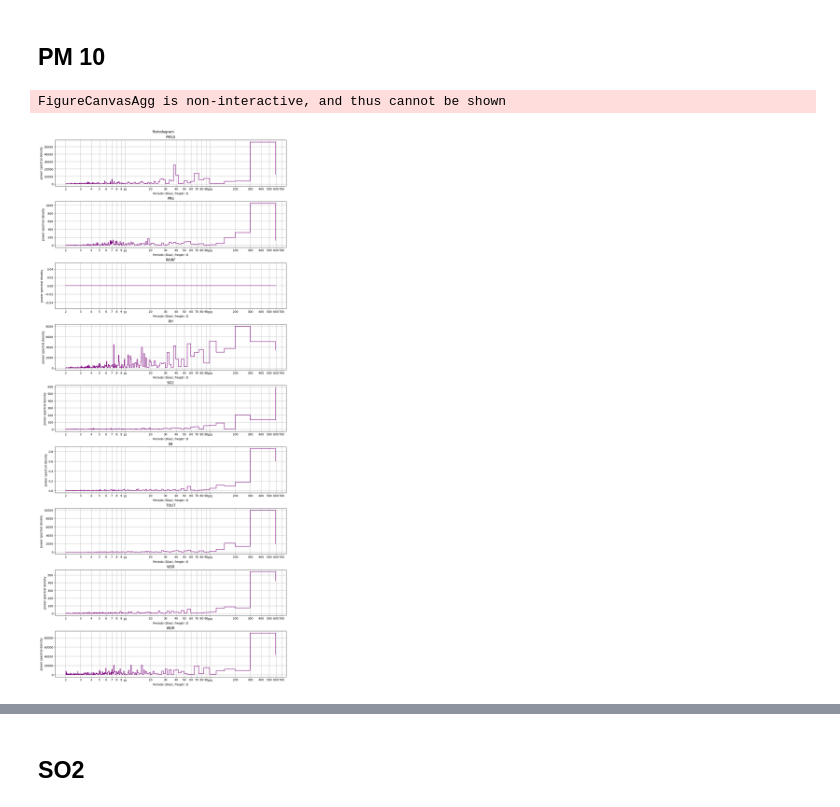
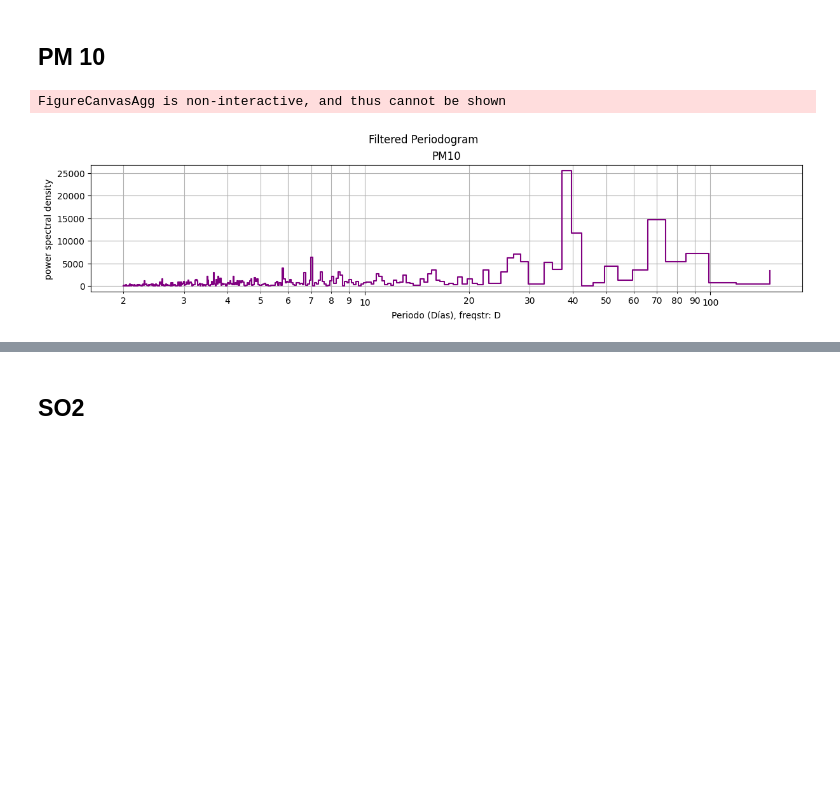
Before and after one commit to XJoseAntonioX/Air_quality_analysis_and_forecasting, a Jupyter notebook: Analisis_Series_Tiempo.ipynb, the cells around one changed output, grey strips where cells are left out. Drawn from its saved outputs; the diff is of its cells as text; code cells hidden in the pictures; blank space fills up the shorter version.

```diff
--- a/Analisis_Series_Tiempo.ipynb
+++ b/Analisis_Series_Tiempo.ipynb
@@ -30,0 +21,24 @@ daily_Monterrey
+# %%
+# Rango de años
+years = range(2022, 2024)
+
+# Crear una lista vacía para almacenar las fechas festivas
+festivos = []
+
+# Obtener los días festivos de México
+mx_holidays = holidays.Mexico(years=years)
+
+# Llenar la lista con los días festivos y sus nombres
+for date, name in mx_holidays.items():
+    festivos.append([date, name])
+
+# Crear un DataFrame con las fechas y nombres de los días festivos
+festivos_df = pd.DataFrame(festivos, columns=['Fecha', 'Evento'])
+
+# Convertir a formato de fecha
+festivos_df['Fecha'] = pd.to_datetime(festivos_df['Fecha'])
+
+daily_Monterrey['is_holiday'] = daily_Monterrey.index.isin(festivos_df['Fecha']).astype(int)
+
+# Dataframe de días festivos en México
+display(festivos_df)
@@ -30,0 +63,6 @@ daily_Monterrey
+# %%
+# Crear la variable dummy para fines de semana
+daily_Monterrey['is_weekend'] = daily_Monterrey.index.weekday.isin([5, 6]).astype(int)
+
+# Mostrar el dataframe con la nueva columna
+daily_Monterrey
@@ -142,5 +245,5 @@ def Top_10_Periodogram(df, list_periods_spectra):
 # %% [markdown]
 ## PM 10
 # %%
-Monterrey_PM10 = daily_Monterrey[["PM10", "PRS", "RAINF", "RH", "SO2", "SR", "TOUT", "WSR", "WDR"]]
+Monterrey_PM10 = daily_Monterrey[["PM10", "PRS", "RAINF", "RH", "SO2", "SR", "TOUT", "WSR", "WDR", "is_holiday", "is_weekend"]]
 # %%
@@ -148,8 +251,8 @@ graficar_serie_tiempo(Monterrey_PM10["PM10"], "PM10")
 # %%
-list_periods_spectra = Periodograma(Monterrey_PM10, detrend="constant")
+list_periods_spectra = Periodograma(Monterrey_PM10["PM10"], detrend="constant")
 # %% [output]
 FigureCanvasAgg is non-interactive, and thus cannot be shown
-[figure, old version]
+[figure, new version]
 # %%
 Top_10_Periodogram(Monterrey_PM10, list_periods_spectra)
 # %% [output]
```
Also changed, not shown: parts of 12 cells of this notebook, 1 other file.
